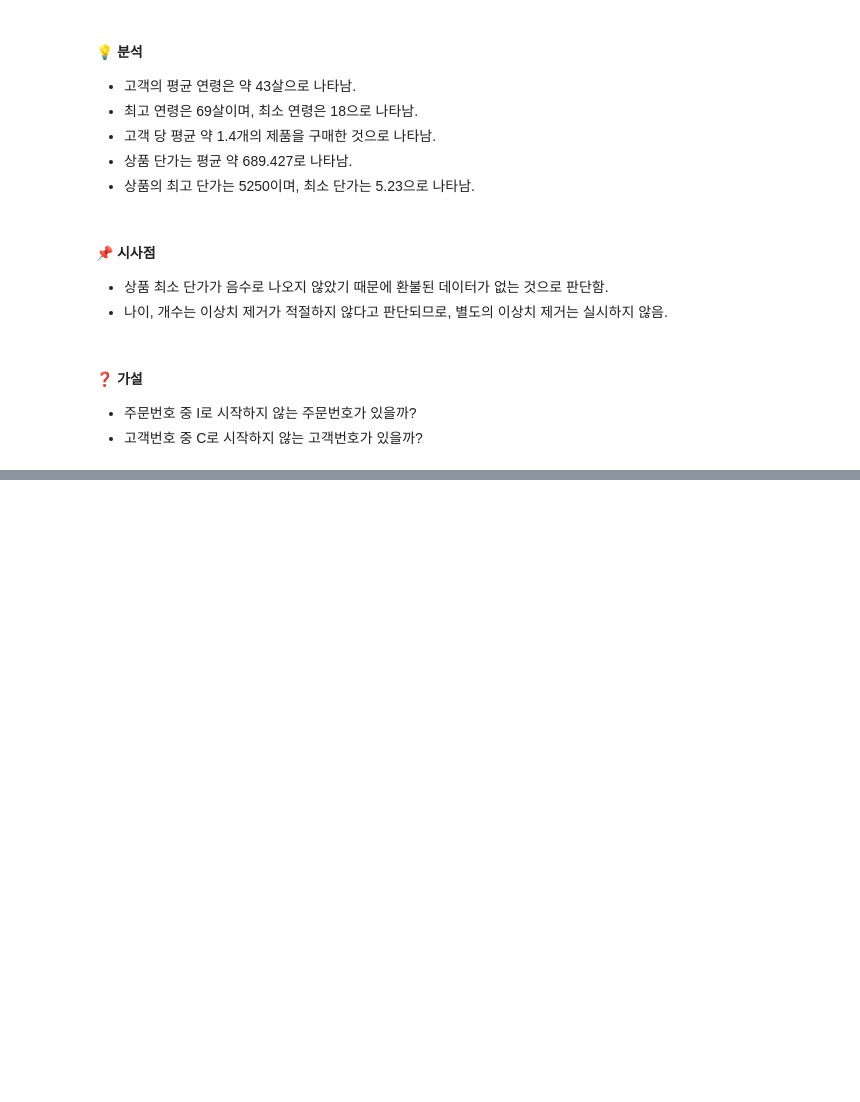
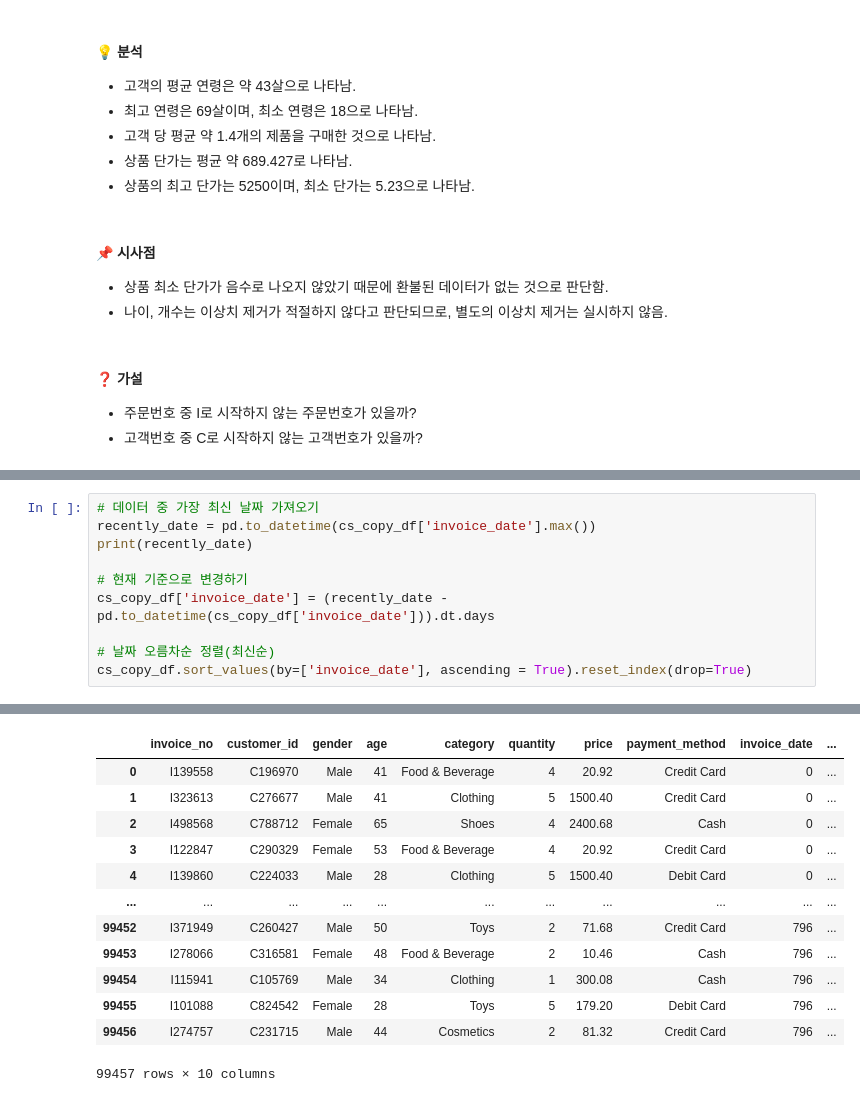
Before and after one commit to songseogyeong/study_data_analysis, a Jupyter notebook: d_rfm/d_RFM_task03.ipynb, the cells around one changed output, grey strips where cells are left out. Drawn from its saved outputs; the diff is of its cells as text; blank space fills up the shorter version.

```diff
--- a/d_rfm/d_RFM_task03.ipynb
+++ b/d_rfm/d_RFM_task03.ipynb
@@ -150,0 +269,11 @@ cs_df.describe().T
+# %%
+# 데이터 중 가장 최신 날짜 가져오기
+recently_date = pd.to_datetime(cs_copy_df['invoice_date'].max())
+print(recently_date)
+
+# 현재 기준으로 변경하기
+cs_copy_df['invoice_date'] = (recently_date - pd.to_datetime(cs_copy_df['invoice_date'])).dt.days
+
+# 날짜 오름차순 정렬(최신순)
+cs_copy_df.sort_values(by=['invoice_date'], ascending = True).reset_index(drop=True)
+# %% [output]
@@ -150,0 +281,13 @@ cs_df.describe().T
+|  | invoice_no | customer_id | gender | age | category | quantity | price | payment_method | invoice_date | ... |
+| 0 | I139558 | C196970 | Male | 41 | Food & Beverage | 4 | 20.92 | Credit Card | 0 | ... |
+| 1 | I323613 | C276677 | Male | 41 | Clothing | 5 | 1500.40 | Credit Card | 0 | ... |
+| 2 | I498568 | C788712 | Female | 65 | Shoes | 4 | 2400.68 | Cash | 0 | ... |
+| 3 | I122847 | C290329 | Female | 53 | Food & Beverage | 4 | 20.92 | Credit Card | 0 | ... |
+| 4 | I139860 | C224033 | Male | 28 | Clothing | 5 | 1500.40 | Debit Card | 0 | ... |
+| ... | ... | ... | ... | ... | ... | ... | ... | ... | ... | ... |
+| 99452 | I371949 | C260427 | Male | 50 | Toys | 2 | 71.68 | Credit Card | 796 | ... |
+| 99453 | I278066 | C316581 | Female | 48 | Food & Beverage | 2 | 10.46 | Cash | 796 | ... |
+| 99454 | I115941 | C105769 | Male | 34 | Clothing | 1 | 300.08 | Cash | 796 | ... |
+| 99455 | I101088 | C824542 | Female | 28 | Toys | 5 | 179.20 | Debit Card | 796 | ... |
+| 99456 | I274757 | C231715 | Male | 44 | Cosmetics | 2 | 81.32 | Credit Card | 796 | ... |
+99457 rows × 10 columns
```
Also changed, not shown: parts of 28 cells of this notebook.
